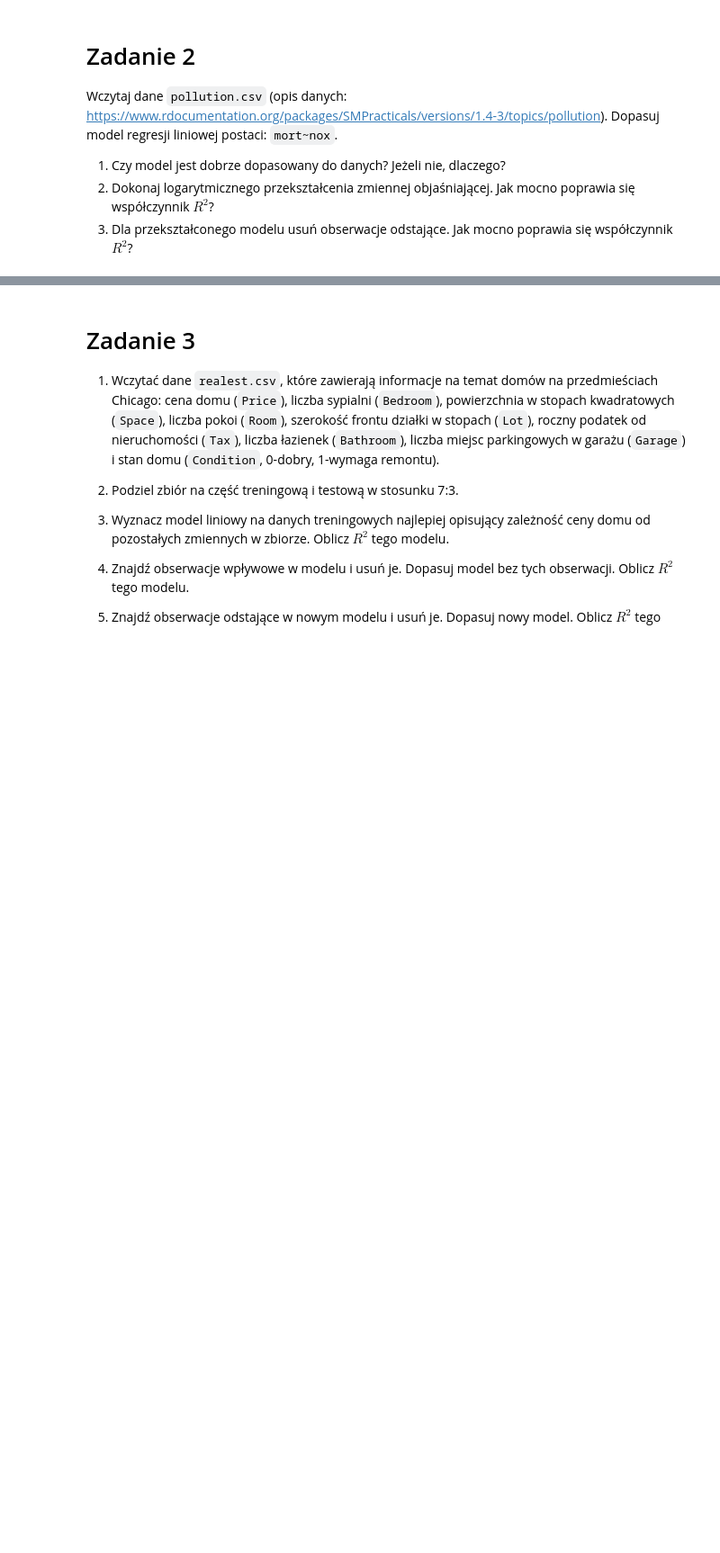
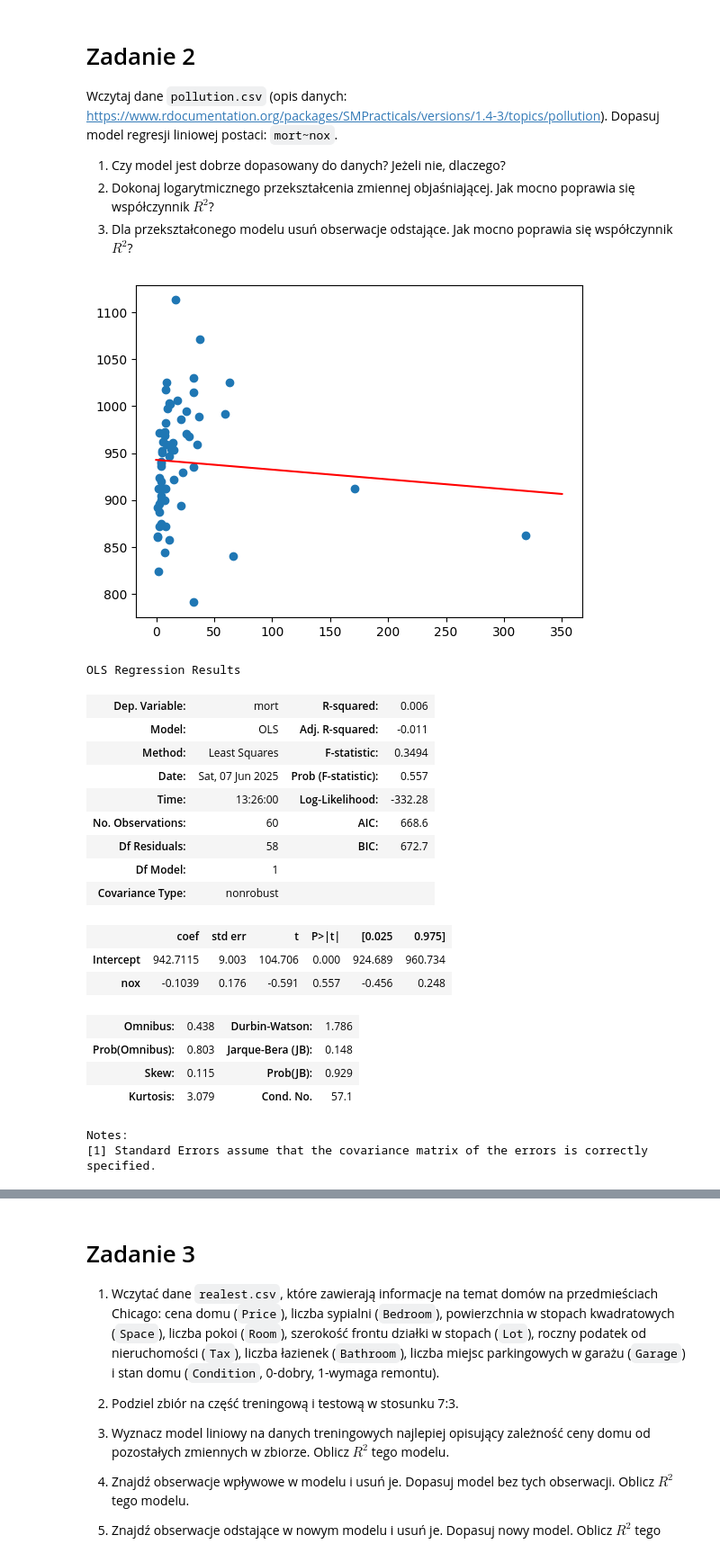
Before and after one commit to RudasKAP/ds08032025regul, a Jupyter notebook: 01_regularyzacja/05_obserwacje_odstające.ipynb, the cells around one changed output, grey strips where cells are left out. Shown: that part at 90% size. Saved outputs shown, nothing was run; the diff lists cells and outputs as text; code cells hidden in the pictures; blank space fills up the shorter version.

```diff
--- a/01_regularyzacja/05_obserwacje_odstające.ipynb
+++ b/01_regularyzacja/05_obserwacje_odstające.ipynb
@@ -134,0 +188,32 @@ Wczytaj dane `pollution.csv` (opis danych: https://www.rdocumentation.org/packag
+# %%
+pollution = pd.read_csv("pollution.csv")
+model = smf.ols('mort ~ nox', data=pollution)
+fitted_model = model.fit()
+
+plt.scatter(pollution['nox'],pollution['mort'])
+X_plot = np.linspace(0,350,350)
+plt.plot(X_plot,X_plot*fitted_model.params[1]+fitted_model.params[0],color = 'red')
+plt.show()
+fitted_model.summary()
+#model kompletnie źle dopasowany, wina kilku obserwacji
+# %% [output]
+[figure, added]
+OLS Regression Results
+| Dep. Variable: | mort | R-squared: | 0.006 |
+| Model: | OLS | Adj. R-squared: | -0.011 |
+| Method: | Least Squares | F-statistic: | 0.3494 |
+| Date: | Sat, 07 Jun 2025 | Prob (F-statistic): | 0.557 |
+| Time: | 13:26:00 | Log-Likelihood: | -332.28 |
+| No. Observations: | 60 | AIC: | 668.6 |
+| Df Residuals: | 58 | BIC: | 672.7 |
+| Df Model: | 1 |  |  |
+| Covariance Type: | nonrobust |  |  |
+|  | coef | std err | t | P>|t| | [0.025 | 0.975] |
+| Intercept | 942.7115 | 9.003 | 104.706 | 0.000 | 924.689 | 960.734 |
+| nox | -0.1039 | 0.176 | -0.591 | 0.557 | -0.456 | 0.248 |
+| Omnibus: | 0.438 | Durbin-Watson: | 1.786 |
+| Prob(Omnibus): | 0.803 | Jarque-Bera (JB): | 0.148 |
+| Skew: | 0.115 | Prob(JB): | 0.929 |
+| Kurtosis: | 3.079 | Cond. No. | 57.1 |
+Notes:
+[1] Standard Errors assume that the covariance matrix of the errors is correctly specified.
```
Also changed, not shown: parts of 32 cells of this notebook.
